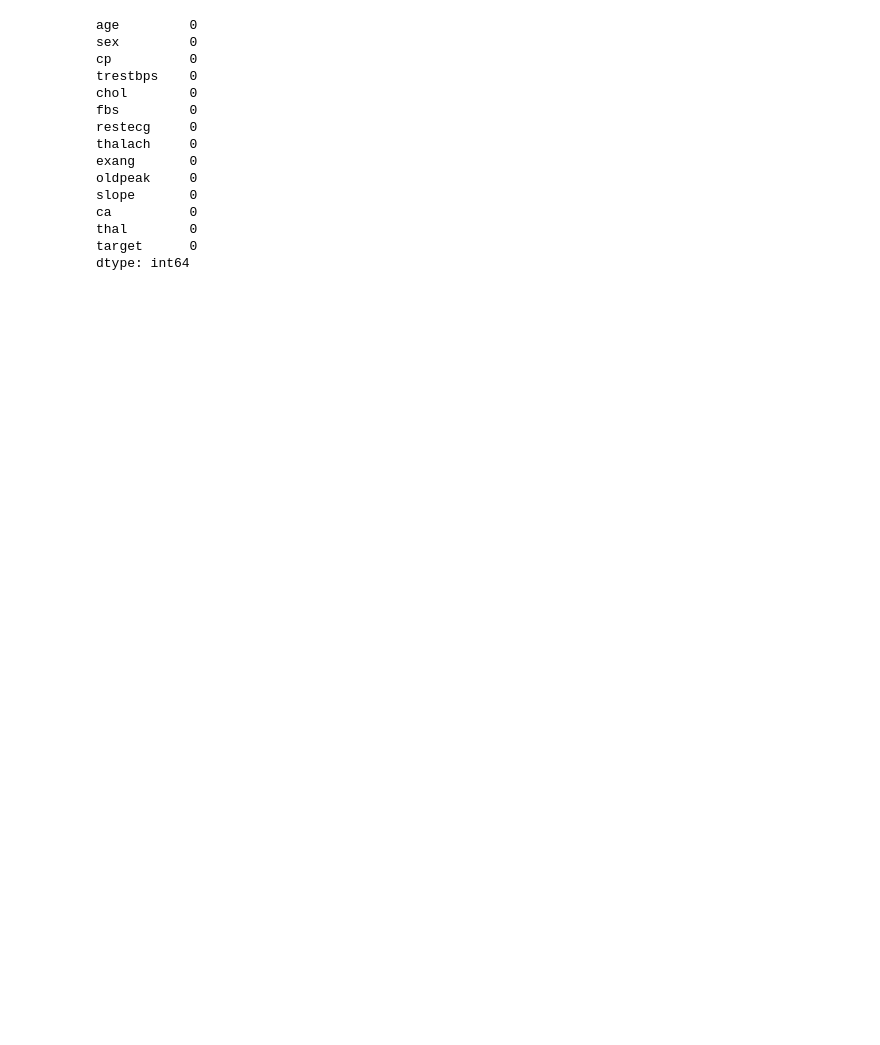
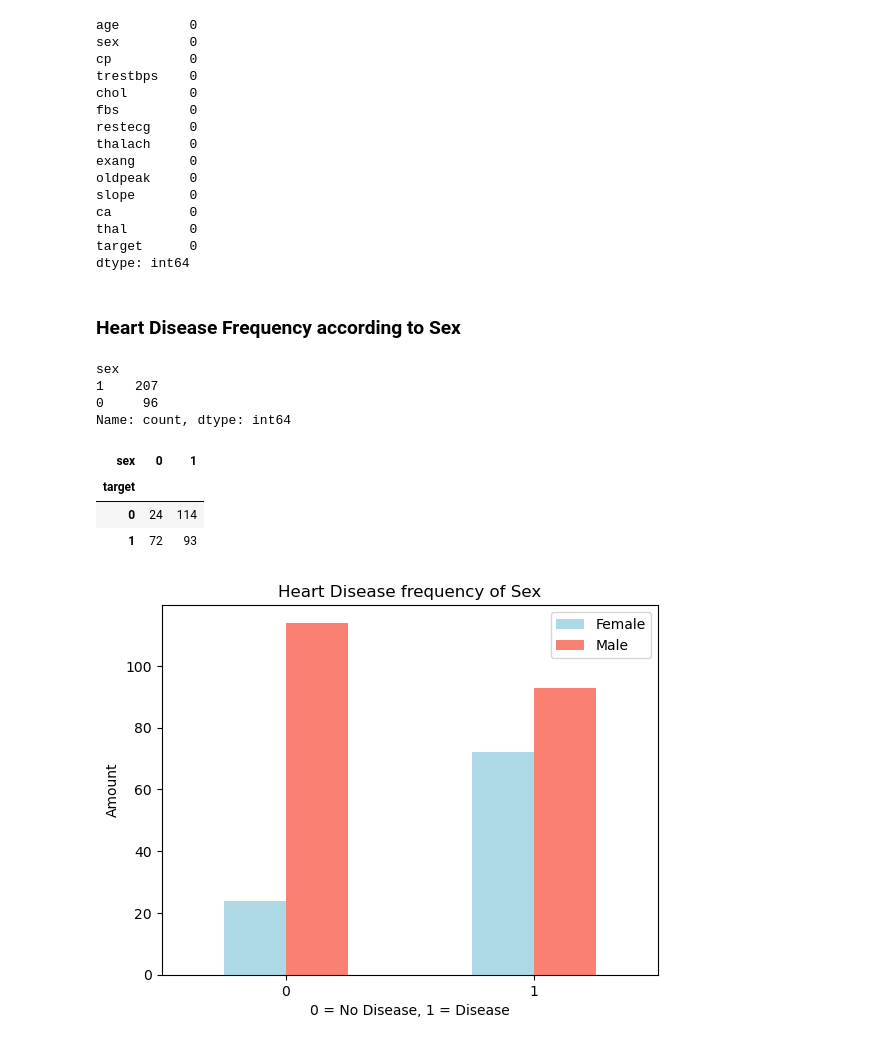
Before and after one commit to abdullahsultan/ML_Understanding, a Jupyter notebook: EndToEndHeartDiseaseClassification.ipynb, the cells around one changed output. Drawn from its saved outputs; the diff is of its cells as text; code cells hidden in the pictures; blank space fills up the shorter version.

```diff
--- a/EndToEndHeartDiseaseClassification.ipynb
+++ b/EndToEndHeartDiseaseClassification.ipynb
@@ -168,3 +168,30 @@ ca          0
 thal        0
 target      0
 dtype: int64
+# %% [markdown]
+### Heart Disease Frequency according to Sex
+# %%
+df.sex.value_counts()
+# %% [output]
+sex
+1    207
+0     96
+Name: count, dtype: int64
+# %%
+# Compare Target Column With sex Col
+pd.crosstab(df.target, df.sex) # crosstab gives us relation matrix between given psrams
+# %% [output]
+| sex | 0 | 1 |
+| target |  |  |
+| 0 | 24 | 114 |
+| 1 | 72 | 93 |
+# %%
+pd.crosstab(df.target, df.sex).plot(kind="bar", color=["lightblue", "salmon"])
+
+plt.title("Heart Disease frequency of Sex")
+plt.xlabel("0 = No Disease, 1 = Disease")
+plt.ylabel("Amount")
+plt.legend(["Female", "Male"])
+plt.xticks(rotation=0); # to make 0 and 1 at bottom perpendicular
+# %% [output]
+[figure, added]
```
Also changed, not shown: parts of 9 cells of this notebook.
